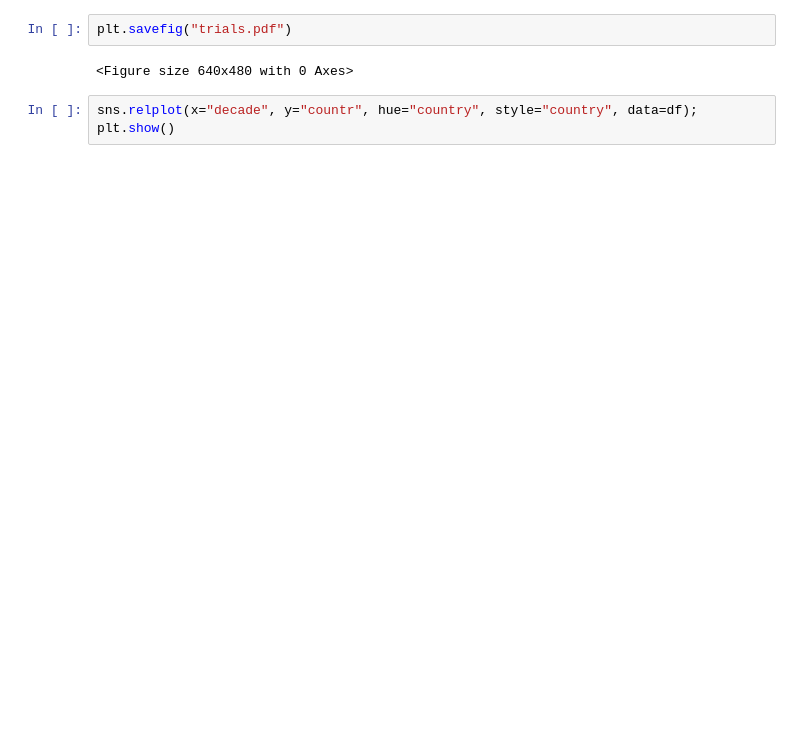
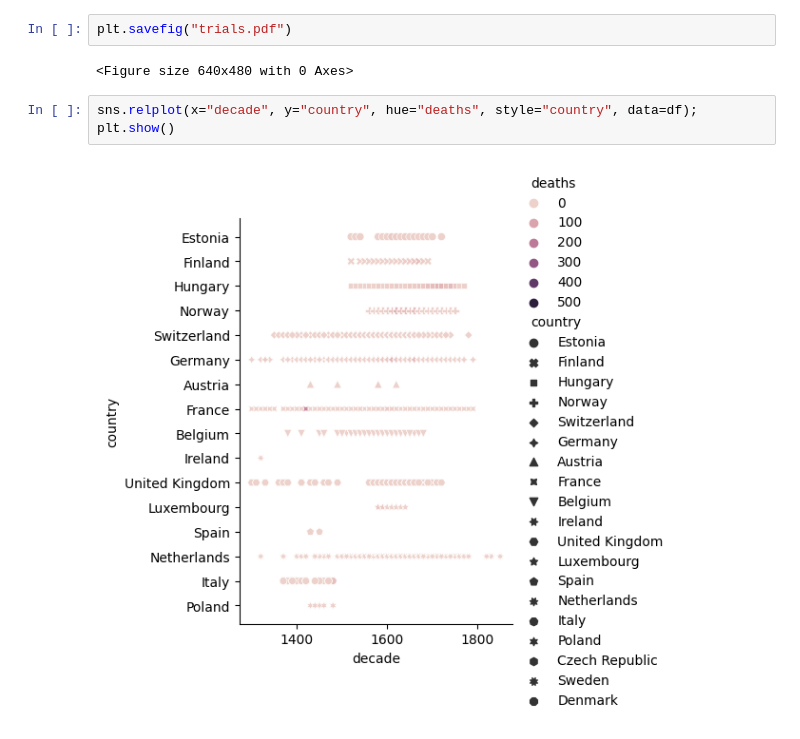
Before and after one commit to rlind4091/mycode, a Jupyter notebook: seaborn/challenge.ipynb, the cells around one changed output. Drawn from its saved outputs; the diff is of its cells as text; blank space fills up the shorter version.

```diff
--- a/seaborn/challenge.ipynb
+++ b/seaborn/challenge.ipynb
@@ -56,5 +56,7 @@ plt.savefig("trials.pdf")
 # %% [output]
 <Figure size 640x480 with 0 Axes>
 # %%
-sns.relplot(x="decade", y="countr", hue="country", style="country", data=df);
+sns.relplot(x="decade", y="country", hue="deaths", style="country", data=df);
 plt.show()
+# %% [output]
+[figure, added]
```
Also changed, not shown: parts of 1 cell of this notebook, 3 other files.
